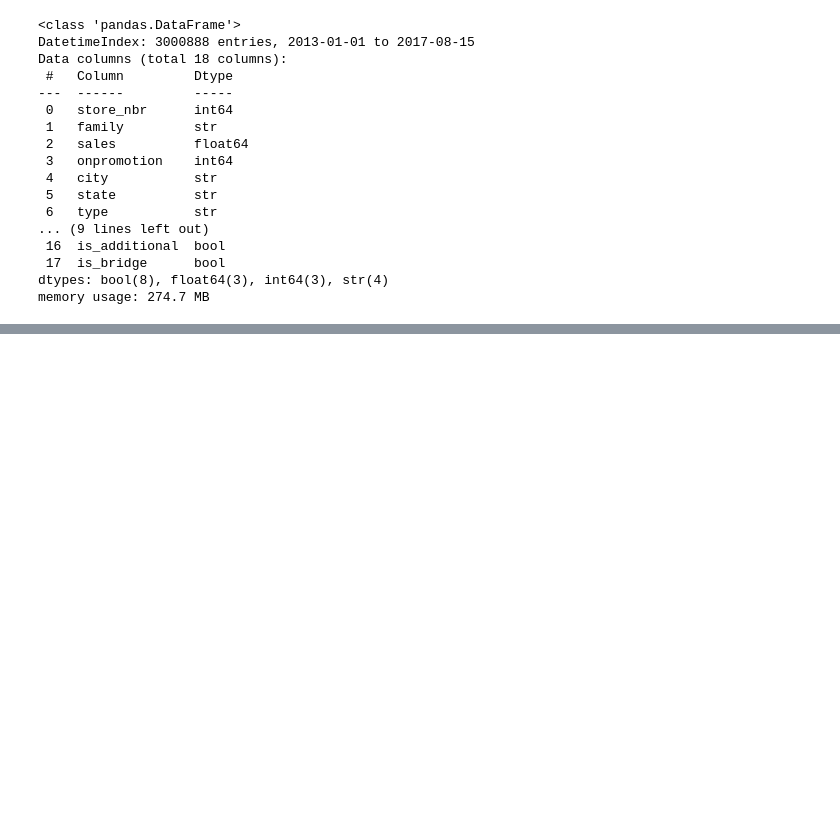
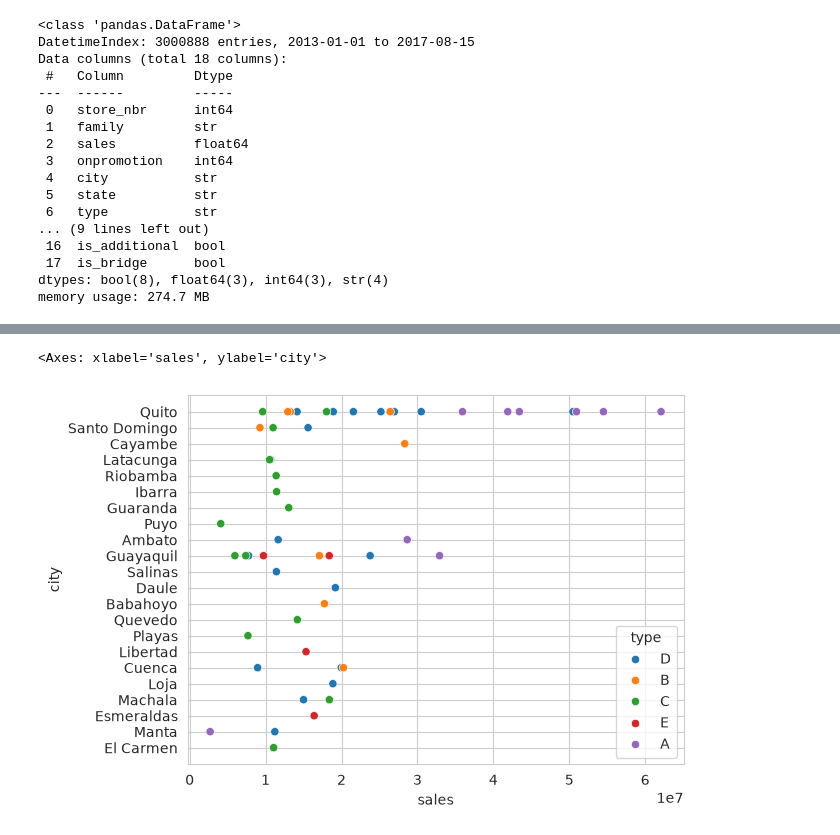
Before and after one commit to AlejandroBeldaFernandez/Store-Sales, a Jupyter notebook: Store Sales.ipynb, the cells around one changed output, grey strips where cells are left out. Drawn from its saved outputs; the diff is of its cells as text; code cells hidden in the pictures; blank space fills up the shorter version.

```diff
--- a/Store Sales.ipynb
+++ b/Store Sales.ipynb
@@ -453,0 +507,5 @@ memory usage: 274.7 MB
+# %%
+sns.scatterplot(data=sales_per_store, x="sales", y="city", hue='type')
+# %% [output]
+<Axes: xlabel='sales', ylabel='city'>
+[figure, added]
```
Also changed, not shown: parts of 85 cells of this notebook.
